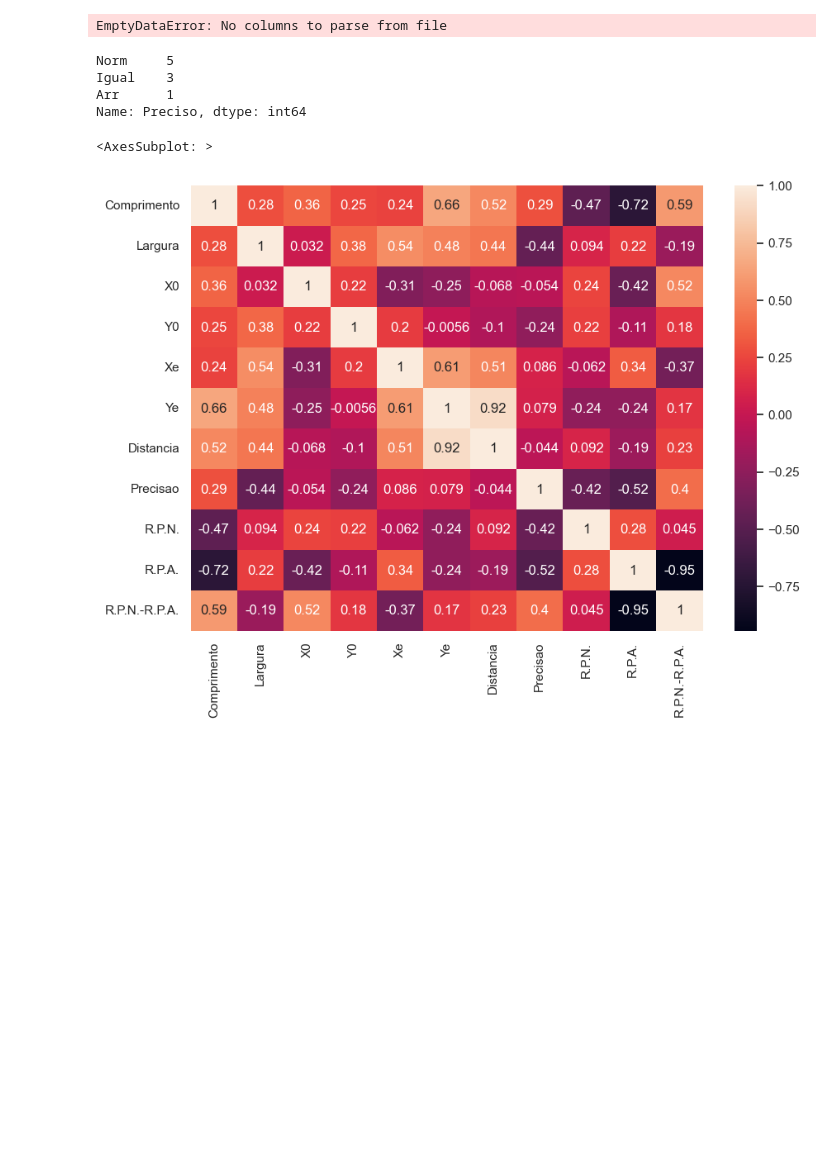
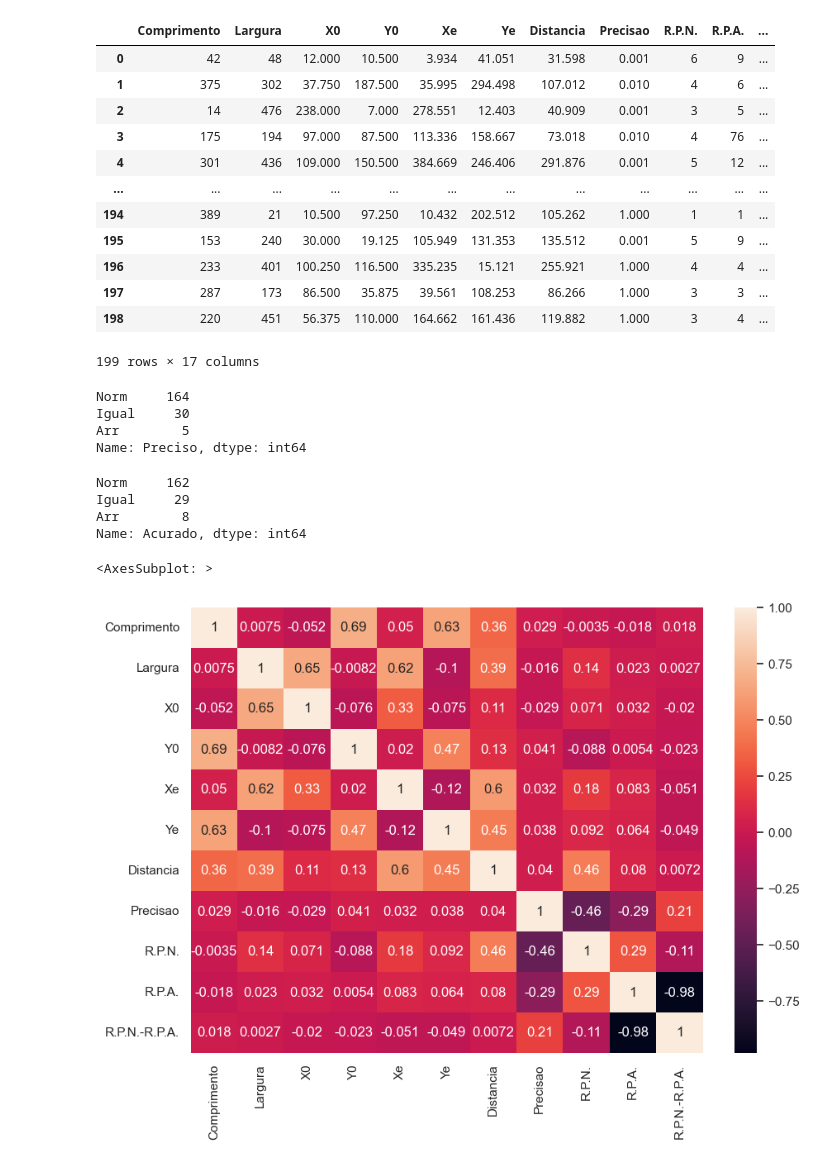
Before and after one commit to Yurefp/Ecolocalizador, a Jupyter notebook: grafico.ipynb, the cells around one changed output. Saved outputs shown, nothing was run; the diff lists cells and outputs as text; code cells hidden in the pictures; blank space fills up the shorter version.

```diff
--- a/grafico.ipynb
+++ b/grafico.ipynb
@@ -1,23 +1,42 @@
 # %%
 import pandas as pd
 import matplotlib as mpl
 import matplotlib.pyplot as plt
 import seaborn as sn
 import numpy as np
 
-tab = pd.read_csv('C:tabela.csv')
-tab.head()
+tab = pd.read_csv('C:tabela1.csv')
+tab
 # %% [output]
+|  | Comprimento | Largura | X0 | Y0 | Xe | Ye | Distancia | Precisao | R.P.N. | R.P.A. | ... |
+| 0 | 42 | 48 | 12.000 | 10.500 | 3.934 | 41.051 | 31.598 | 0.001 | 6 | 9 | ... |
+| 1 | 375 | 302 | 37.750 | 187.500 | 35.995 | 294.498 | 107.012 | 0.010 | 4 | 6 | ... |
+| 2 | 14 | 476 | 238.000 | 7.000 | 278.551 | 12.403 | 40.909 | 0.001 | 3 | 5 | ... |
+| 3 | 175 | 194 | 97.000 | 87.500 | 113.336 | 158.667 | 73.018 | 0.010 | 4 | 76 | ... |
+| 4 | 301 | 436 | 109.000 | 150.500 | 384.669 | 246.406 | 291.876 | 0.001 | 5 | 12 | ... |
+| ... | ... | ... | ... | ... | ... | ... | ... | ... | ... | ... | ... |
+| 194 | 389 | 21 | 10.500 | 97.250 | 10.432 | 202.512 | 105.262 | 1.000 | 1 | 1 | ... |
+| 195 | 153 | 240 | 30.000 | 19.125 | 105.949 | 131.353 | 135.512 | 0.001 | 5 | 9 | ... |
+| 196 | 233 | 401 | 100.250 | 116.500 | 335.235 | 15.121 | 255.921 | 1.000 | 4 | 4 | ... |
+| 197 | 287 | 173 | 86.500 | 35.875 | 39.561 | 108.253 | 86.266 | 1.000 | 3 | 3 | ... |
+| 198 | 220 | 451 | 56.375 | 110.000 | 164.662 | 161.436 | 119.882 | 1.000 | 3 | 4 | ... |
-EmptyDataError: No columns to parse from file
+199 rows × 17 columns
 # %%
 #tab.info()
 #tab.describe()
 tab.Preciso.value_counts()
 # %% [output]
-Norm     5
-Igual    3
-Arr      1
+Norm     164
+Igual     30
+Arr        5
 Name: Preciso, dtype: int64
+# %%
+tab.Acurado.value_counts()
+# %% [output]
+Norm     162
+Igual     29
+Arr        8
+Name: Acurado, dtype: int64
 # %%
 #Para precisão:
 
@@ -31,7 +50,7 @@ plt.figure()
 sn.heatmap(data=correlacao, annot=True)
 # %% [output]
 <AxesSubplot: >
-[figure, old version]
+[figure, new version]
 # %%
 #Para acuracia:
 
```
Also changed, not shown: parts of 1 cell of this notebook, 5 other files.
